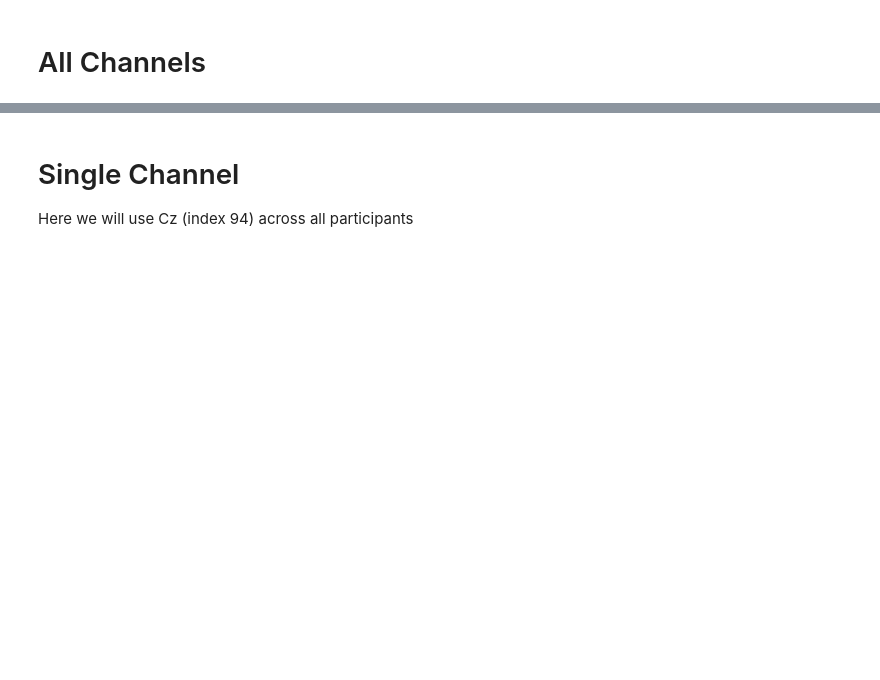
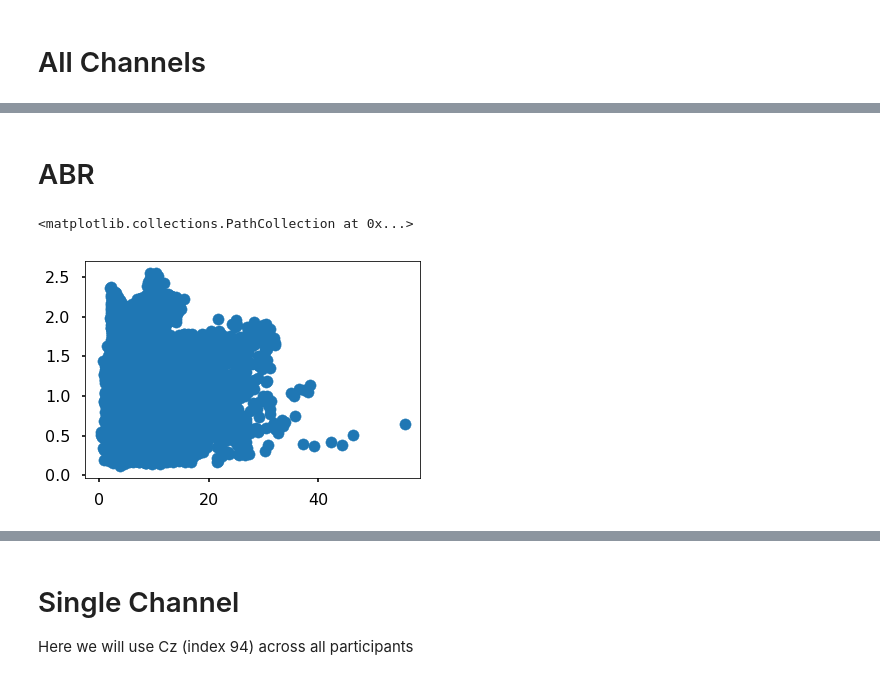
Before and after one commit to voytekresearch/BandRatios, a Jupyter notebook: notebooks/4-EEG-Dataset-Analysis.ipynb, the cells around one changed output, grey strips where cells are left out. Saved outputs shown, nothing was run; the diff lists cells and outputs as text; code cells hidden in the pictures; blank space fills up the shorter version.

```diff
--- a/notebooks/4-EEG-Dataset-Analysis.ipynb
+++ b/notebooks/4-EEG-Dataset-Analysis.ipynb
@@ -88,0 +91,7 @@ All Channels tbr->age spear: SpearmanrResult(correlation=-0.6360477217326502, pv
+# %% [markdown]
+# ABR
+# %%
+plt.scatter(df["ABR"],df["Alpha_PW"])
+# %% [output]
+<matplotlib.collections.PathCollection at 0x...>
+[figure, added]
```
Also changed, not shown: parts of 12 cells of this notebook, 8 other files.
